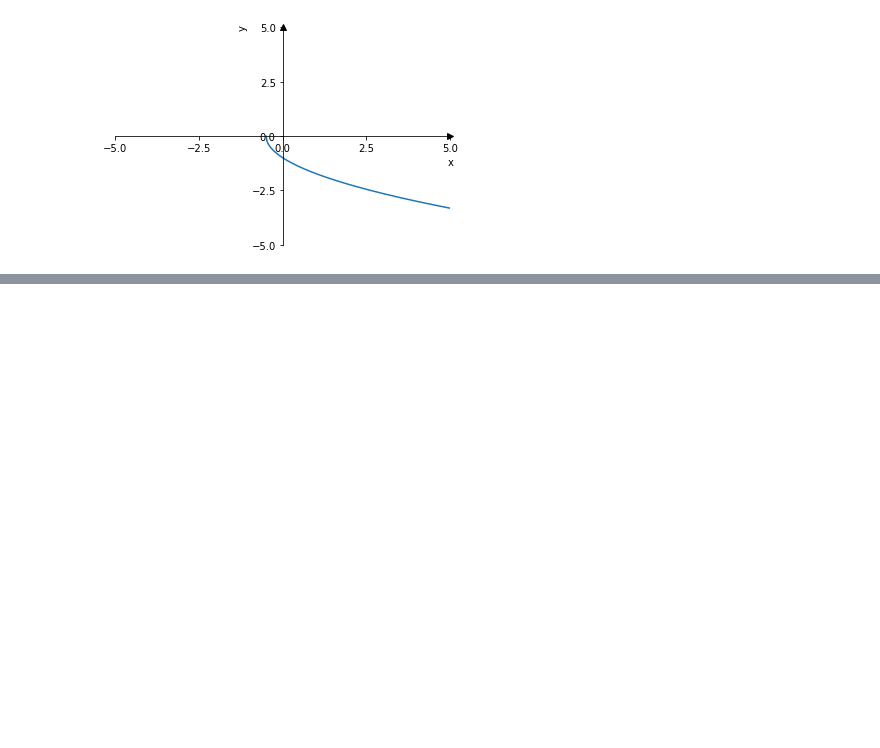
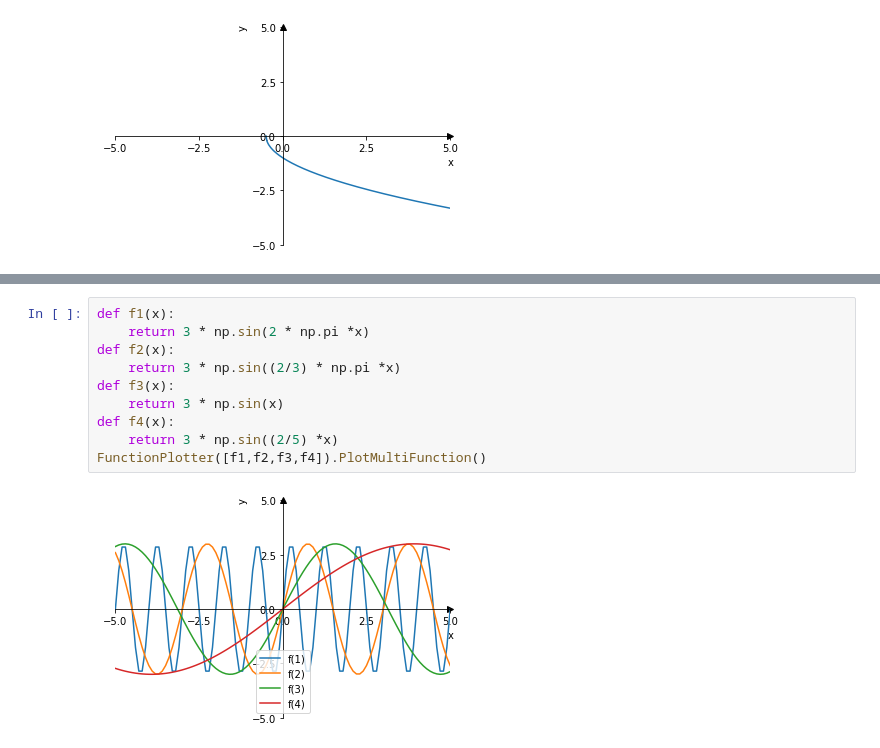
Before and after one commit to Zhurp2020/NLP-from-scratch, a Jupyter notebook: Thomas Calculus/Chapter 1 code.ipynb, the cells around one changed output, grey strips where cells are left out. Drawn from its saved outputs; the diff is of its cells as text; blank space fills up the shorter version.

```diff
--- a/Thomas Calculus/Chapter 1 code.ipynb
+++ b/Thomas Calculus/Chapter 1 code.ipynb
@@ -358,0 +391,12 @@ FunctionPlotter(f,3,np.linspace(-0.5,5,200)).plot()
+# %%
+def f1(x):
+    return 3 * np.sin(2 * np.pi *x)
+def f2(x):
+    return 3 * np.sin((2/3) * np.pi *x)
+def f3(x):
+    return 3 * np.sin(x)
+def f4(x):
+    return 3 * np.sin((2/5) *x)
+FunctionPlotter([f1,f2,f3,f4]).PlotMultiFunction()
+# %% [output]
+[figure, added]
```
Also changed, not shown: parts of 13 cells of this notebook, 4 other files.
